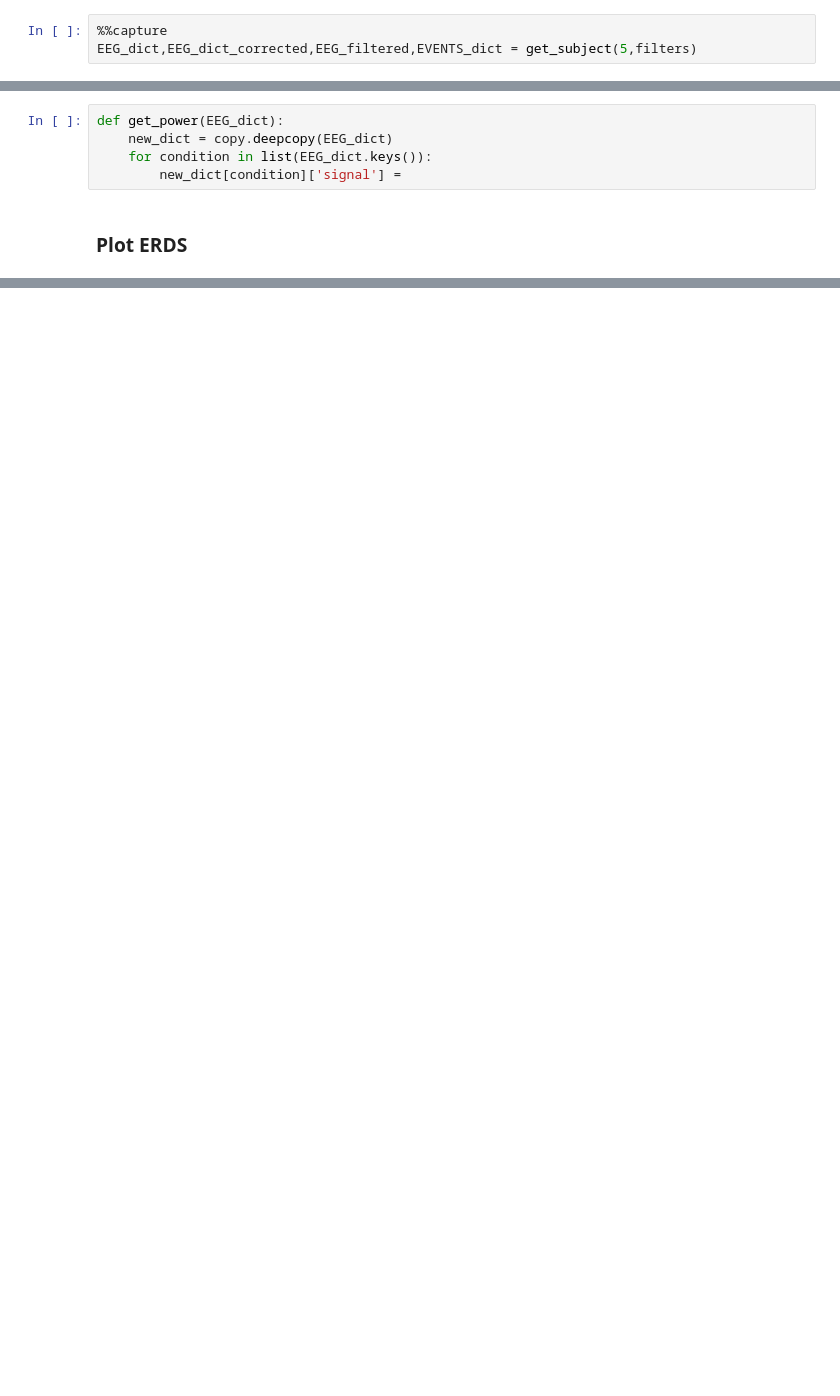
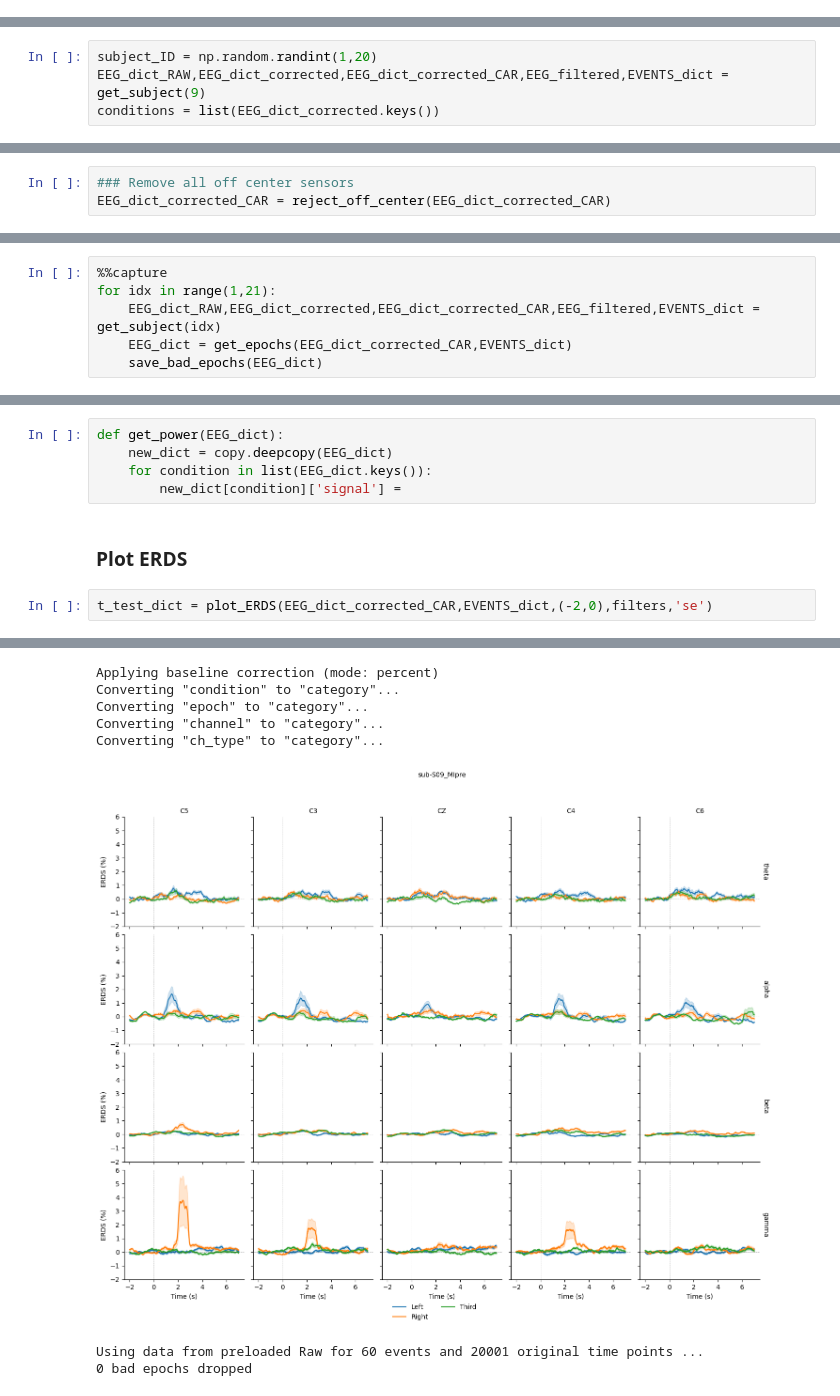
Before and after one commit to Mrwn-H/TNE, a Jupyter notebook: timefreq_analysis.ipynb, the cells around one changed output, grey strips where cells are left out. Cells and saved outputs as stored; diff of their text form; blank space fills up the shorter version.

```diff
--- a/timefreq_analysis.ipynb
+++ b/timefreq_analysis.ipynb
@@ -238,6 +655,3 @@ subjects_idx = np.arange(1,11)
 for idx in subjects_idx:
     EEG_dict,EEG_dict_epoched = get_subject(idx)
     get_ERDS(EEG_dict_epoched)
-# %%
-%%capture
-EEG_dict,EEG_dict_corrected,EEG_filtered,EVENTS_dict = get_subject(5,filters)
@@ -270,0 +658,4 @@ EEG_filtered['alpha']
+# %%
+subject_ID = np.random.randint(1,20)
+EEG_dict_RAW,EEG_dict_corrected,EEG_dict_corrected_CAR,EEG_filtered,EVENTS_dict = get_subject(9)
+conditions = list(EEG_dict_corrected.keys())
@@ -275,0 +739,3 @@ working_EEG = get_epochs(select_keys(EEG_dict_corrected,{MIPOST,MIPRE}),EVENT_di
+# %%
+### Remove all off center sensors
+EEG_dict_corrected_CAR = reject_off_center(EEG_dict_corrected_CAR)
@@ -276,3 +749,9 @@ working_EEG = get_epochs(select_keys(EEG_dict_corrected,{MIPOST,MIPRE}),EVENT_di
+# %%
+%%capture
+for idx in range(1,21):
+    EEG_dict_RAW,EEG_dict_corrected,EEG_dict_corrected_CAR,EEG_filtered,EVENTS_dict = get_subject(idx)
+    EEG_dict = get_epochs(EEG_dict_corrected_CAR,EVENTS_dict)
+    save_bad_epochs(EEG_dict)
 # %% [markdown]
 ### Analysis
 # %%
@@ -682,3 +1175,6 @@ def get_power(EEG_dict):
         new_dict[condition]['signal'] =
 # %% [markdown]
 ### Plot ERDS
+# %%
+t_test_dict = plot_ERDS(EEG_dict_corrected_CAR,EVENTS_dict,(-2,0),filters,'se')
+# %% [output]
@@ -684,0 +1205,8 @@ def get_power(EEG_dict):
+Applying baseline correction (mode: percent)
+Converting "condition" to "category"...
+Converting "epoch" to "category"...
+Converting "channel" to "category"...
+Converting "ch_type" to "category"...
+[figure, added]
+Using data from preloaded Raw for 60 events and 20001 original time points ...
+0 bad epochs dropped
```
Also changed, not shown: parts of 228 cells of this notebook, 2 other files.
